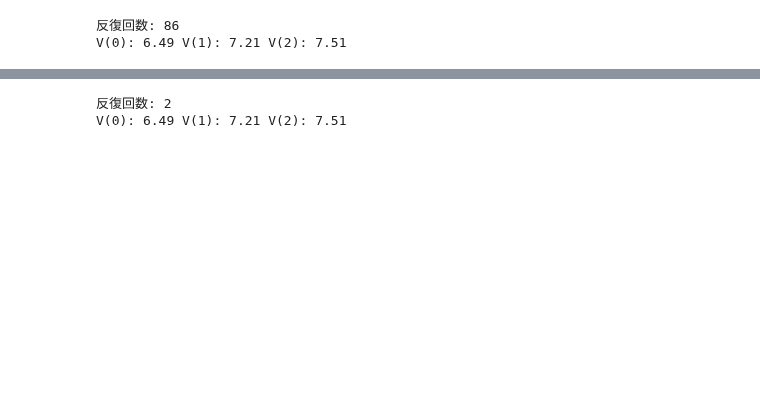
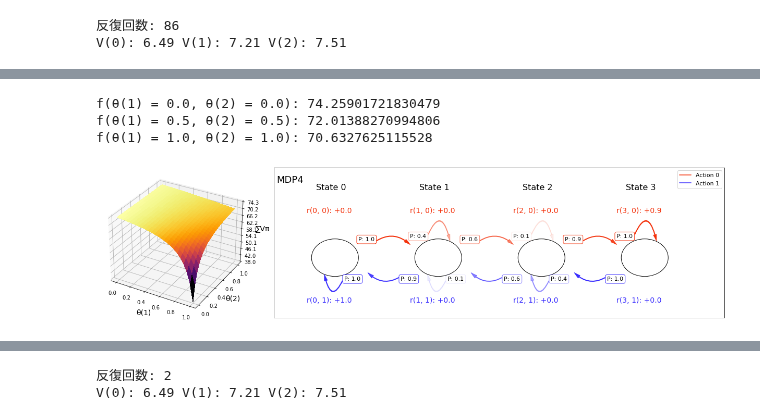
Before and after one commit to kngwyu/rlog, a Jupyter notebook: _notebooks/2020-12-20-understanding-what-makes-rl-difficult.ipynb, the cells around one changed output, grey strips where cells are left out. Saved outputs shown, nothing was run; the diff lists cells and outputs as text; code cells hidden in the pictures; blank space fills up the shorter version.

```diff
--- a/_notebooks/2020-12-20-understanding-what-makes-rl-difficult.ipynb
+++ b/_notebooks/2020-12-20-understanding-what-makes-rl-difficult.ipynb
@@ -620 +651,25 @@ _ = plot_piv_heatmap(v_pi_sums, "θ(1)", "θ(2)", "MDP3")
+# %%
+#collapse-hide
+mdp4 = ChainMDP(
+    [[1.0, 0.0], [0.6, 0.9], [0.9, 0.6], [1.0, 1.0]],
+    [[0.0, 1.0], [0.0, 0.0], [0.0, 0.0], [0.9, 0.0]],
+)
+width, height = mdp4.figure_shape()
+fig = plt.figure("MDP4-pi-vis", (width * 1.25, height))
+mdp_ax = fig.add_axes([0.42, 0.0, 1.0, 1.0])
+_ = mdp4.show("MDP4", ax=mdp_ax)
+pi_ax = fig.add_axes([0.0, 0.0, 0.4, 1.0], projection="3d")
+initial_pi = np.array([[0.0, 1.0], [0.5, 0.5], [0.5, 0.5], [1.0, 0.0]])
+v_pi_sums = v_pi_sum_2dim(mdp4.r, mdp4.p, 0.95, 1e-4, initial_pi, (1, 2), 24)
+_ = plot_piv_heatmap(v_pi_sums, "θ(1)", "θ(2)", ax=pi_ax)
+print(
+    f"f(θ(1) = 0.0, θ(2) = 0.0): {v_pi_sums[0][0]}\n"
+    f"f(θ(1) = 0.5, θ(2) = 0.5): {v_pi_sums[12][12]}\n"
+    f"f(θ(1) = 1.0, θ(2) = 1.0): {v_pi_sums[24][24]}"
+)
+# %% [output]
+f(θ(1) = 0.0, θ(2) = 0.0): 74.25901721830479
+f(θ(1) = 0.5, θ(2) = 0.5): 72.01388270994806
+f(θ(1) = 1.0, θ(2) = 1.0): 70.6327625115528
+[figure, added]
 # %% [markdown]
```
Also changed, not shown: parts of 24 cells of this notebook.
